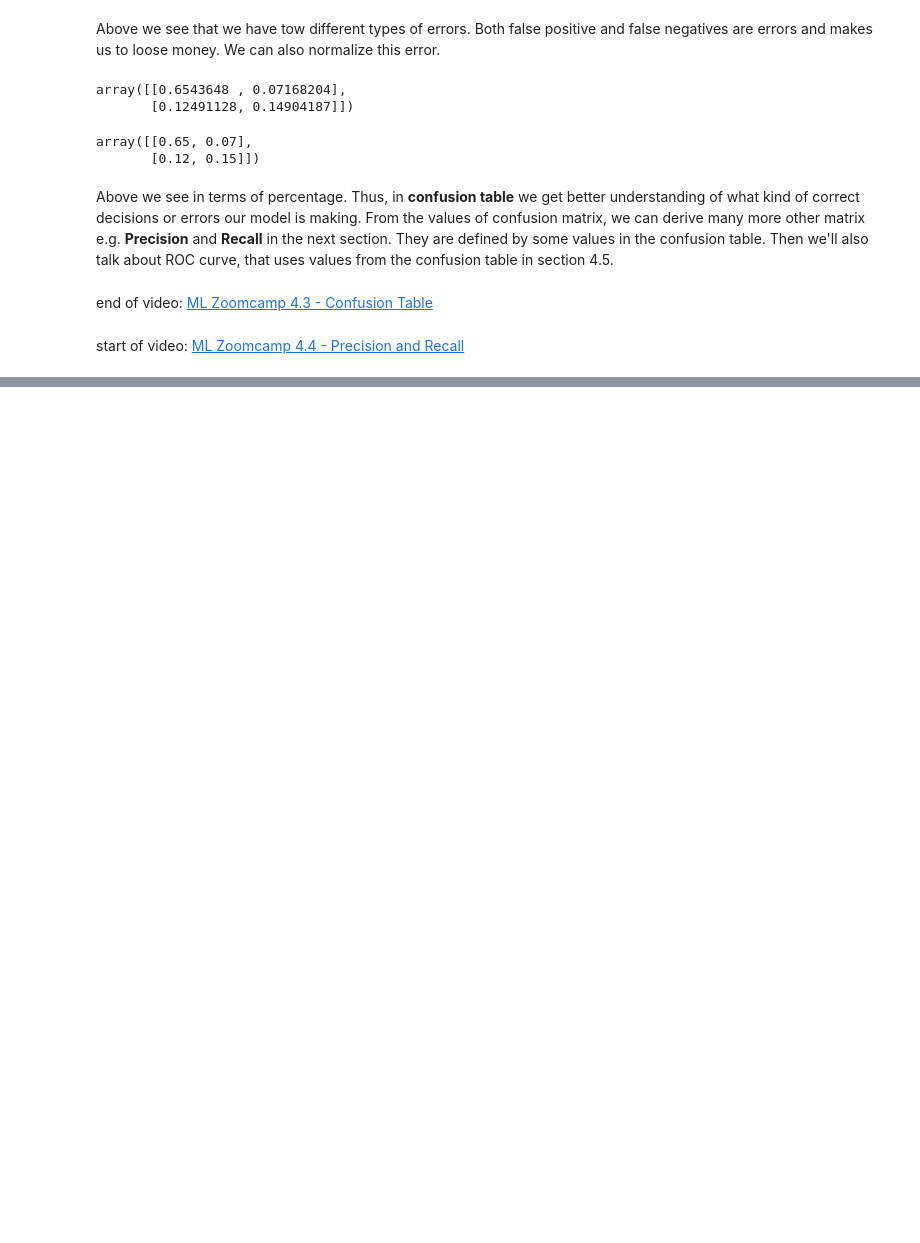
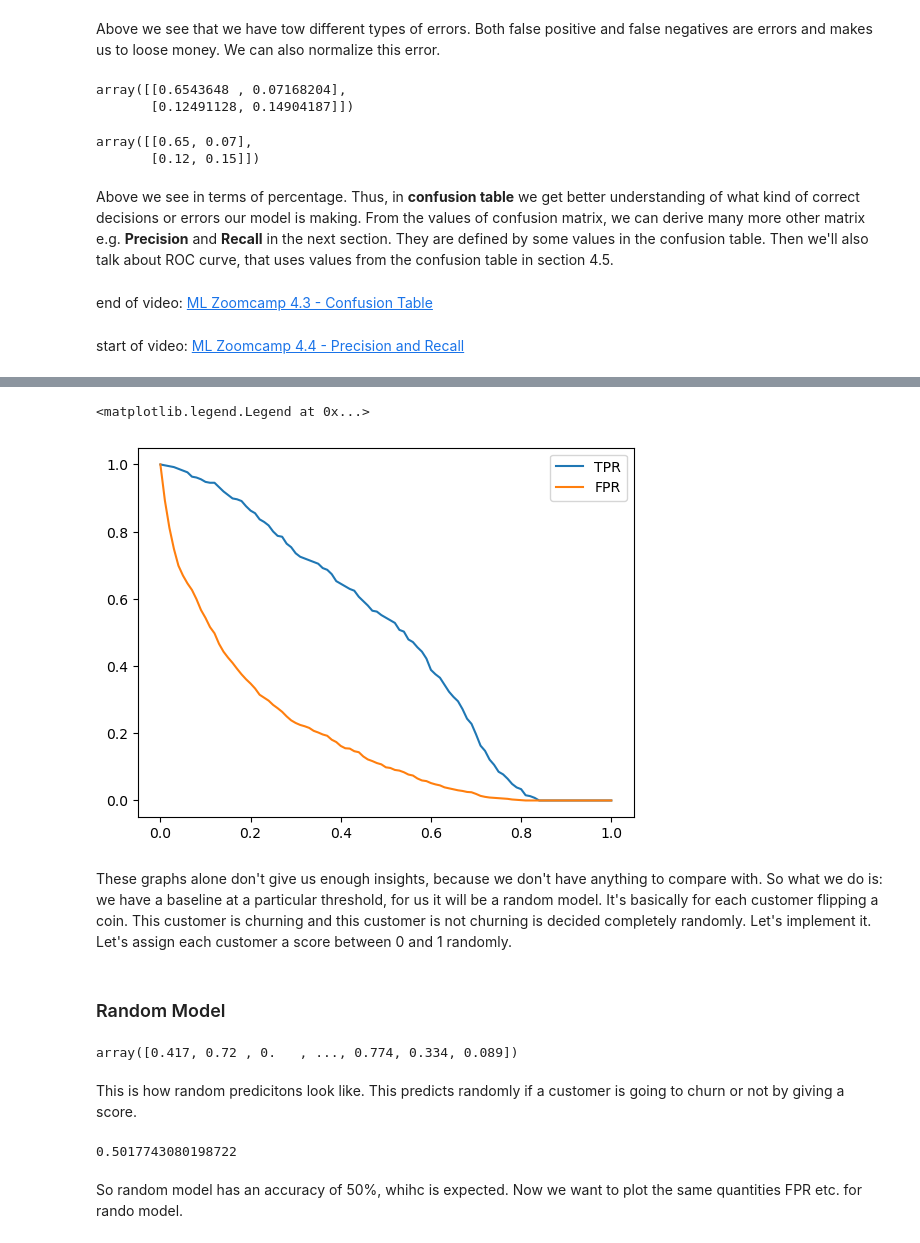
Before and after one commit to bhasarma/mlcoursezoom-camp, a Jupyter notebook: WK04-evaluation/WK04_evaluation_notebook.ipynb, the cells around one changed output, grey strips where cells are left out. Saved outputs shown, nothing was run; the diff lists cells and outputs as text; code cells hidden in the pictures; blank space fills up the shorter version.

```diff
--- a/WK04-evaluation/WK04_evaluation_notebook.ipynb
+++ b/WK04-evaluation/WK04_evaluation_notebook.ipynb
@@ -329,0 +400,16 @@ These are other matrix that can be used to evaluate the quality of ML models.
+# %%
+scores = []
+
+thresholds = np.linspace(0,1,101)
+
+for t in thresholds:
+    actual_positive = (y_val == 1)
+    actual_negative = (y_val == 0)
+    predict_positive = (y_pred >= t)
+    predict_negative = (y_pred < t)
+    tp = (predict_positive & actual_positive).sum()
+    tn = (predict_negative & actual_negative).sum()
+    fp = (predict_positive & actual_negative).sum()
+    fn = (predict_negative & actual_positive).sum()
+
+    scores.append((t, tp, fp, fn, tn))
@@ -329,0 +460,3 @@ These are other matrix that can be used to evaluate the quality of ML models.
+# %%
+columns = ['threshold', 'tp', 'fp', 'fn', 'tn']
+df_scores = pd.DataFrame(scores, columns = columns)
@@ -329,0 +478,3 @@ These are other matrix that can be used to evaluate the quality of ML models.
+# %%
+df_scores['tpr'] = df_scores.tp / (df_scores.tp+df_scores.fn)
+df_scores['fpr']= df_scores.fp / (df_scores.fp+df_scores.tn)
@@ -329,0 +496,11 @@ These are other matrix that can be used to evaluate the quality of ML models.
+# %%
+plt.plot(df_scores.threshold, df_scores.tpr, label = 'TPR')
+plt.plot(df_scores.threshold, df_scores.fpr, label = 'FPR')
+plt.legend()
+# %% [output]
+<matplotlib.legend.Legend at 0x...>
+[figure, added]
+# %% [markdown]
+These graphs alone don't give us enough insights, because we don't have anything to compare with. So what we do is: we have a baseline at a particular threshold, for us it will be a random model. It's basically for each customer flipping a coin. This customer is churning and this customer is not churning is decided completely randomly. Let's implement it. Let's assign each customer a score between 0 and 1 randomly.
+# %% [markdown]
+### Random Model
@@ -329,0 +510,12 @@ These are other matrix that can be used to evaluate the quality of ML models.
+# %%
+y_rand.round(3)
+# %% [output]
+array([0.417, 0.72 , 0.   , ..., 0.774, 0.334, 0.089])
+# %% [markdown]
+This is how random predicitons look like. This predicts randomly if a customer is going to churn or not by giving a score.
+# %%
+((y_rand >= 0.5) == y_val).mean()
+# %% [output]
+0.5017743080198722
+# %% [markdown]
+So random model has an accuracy of 50%, whihc is expected. Now we want to plot the same quantities FPR etc. for rando model.
```
Also changed, not shown: parts of 120 cells of this notebook.
